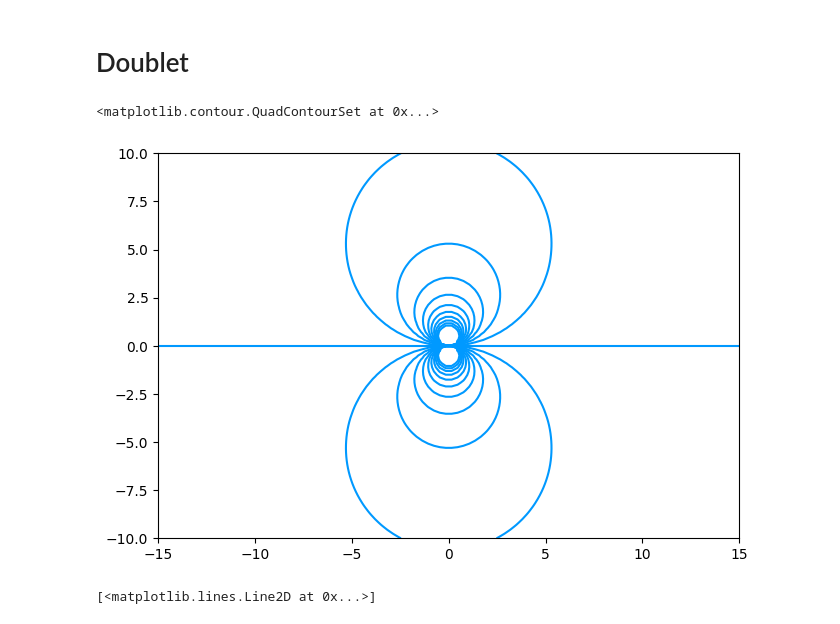
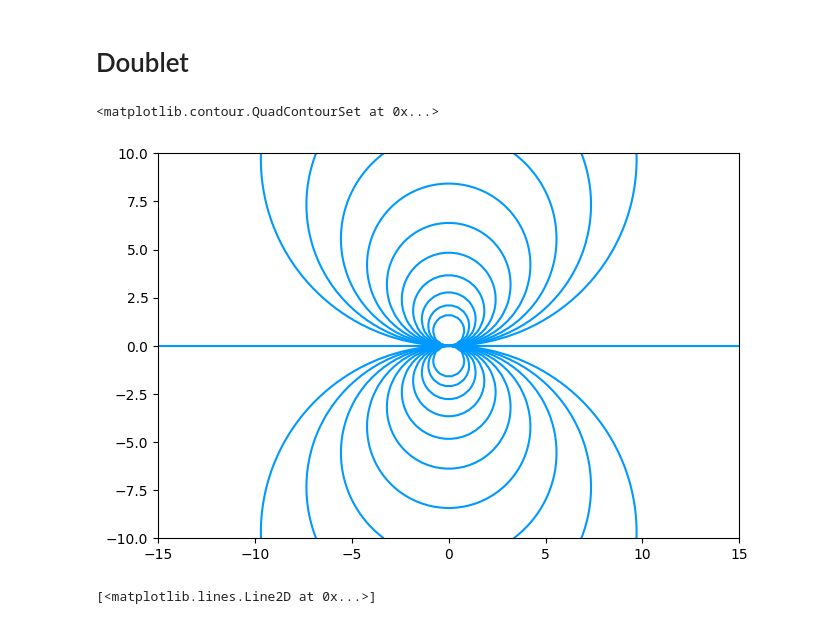
Before and after one commit to xd2w/FlowFieldGallery, a Jupyter notebook: main.ipynb, the cells around one changed output. Saved outputs shown, nothing was run; the diff lists cells and outputs as text; code cells hidden in the pictures.

```diff
--- a/main.ipynb
+++ b/main.ipynb
@@ -83,21 +85,25 @@ plt.contour(X, Y,  psi, 20, colors=def_c)
 # %%
 mu =10
 
 
 xlim = [-15, 15]
 ylim = [-10, 10]
 
 X, Y = np.meshgrid(np.linspace(*xlim, 100), np.linspace(*ylim, 100))
 r = np.sqrt(X**2 + Y**2)
 theta = np.arctan2(Y, X)
 
 fig, ax = plt.subplots(figsize=(fig_size(xlim, ylim)))
 
 psi = mu * np.sin(theta)/ (2*np.pi*r)
-plt.contour(X, Y,  psi, 20, colors=def_c, levels=np.linspace(-1.5, 1.5, 21))
+levs = np.zeros(21)
+levs[11:] = np.exp(np.linspace(-2.5, 0, 10))
+levs[10] = 0
+levs[:10] = -np.exp(np.linspace(0, -2.5, 10))
+plt.contour(X, Y,  psi, 20, colors=def_c, levels=levs)
 # %% [output]
 <matplotlib.contour.QuadContourSet at 0x...>
-[figure, old version]
+[figure, new version]
 # %%
 a = 3  # radius of cylinder
 U = 10000 # free stream velocity
```
Also changed, not shown: parts of 6 cells of this notebook.
